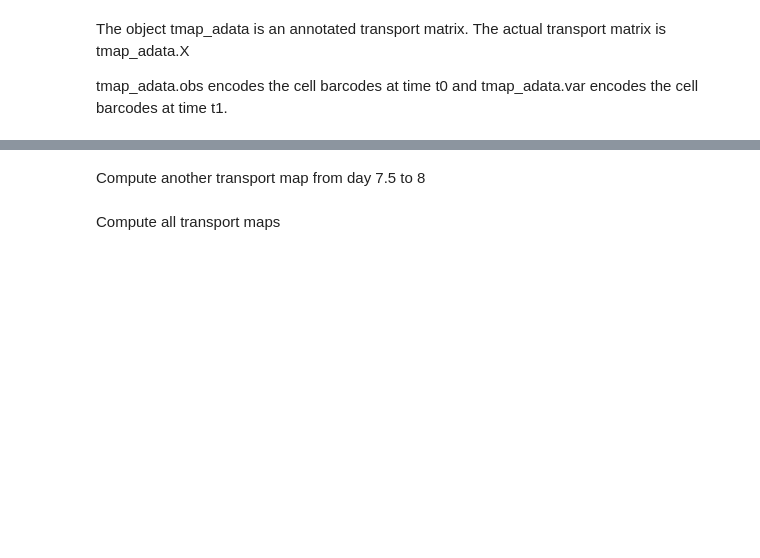
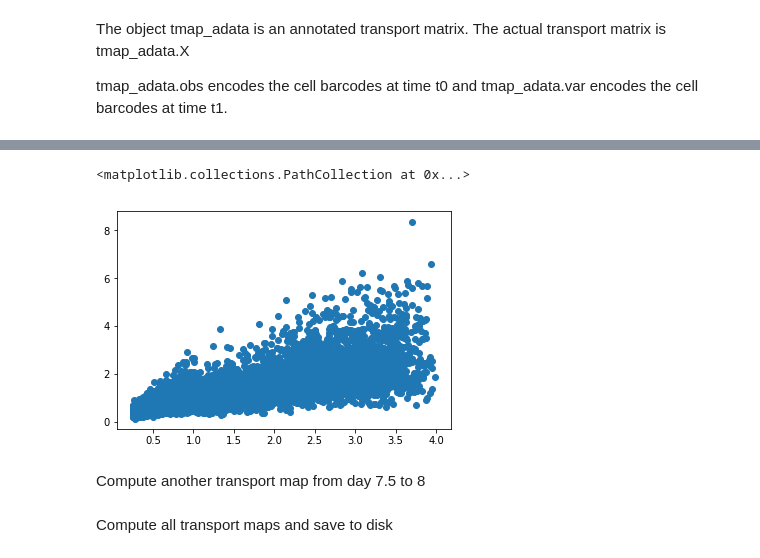
Before and after one commit to broadinstitute/wot, a Jupyter notebook: notebooks/compute-transport-maps.ipynb, the cells around one changed output, grey strips where cells are left out. Cells and saved outputs as stored; diff of their text form; code cells hidden in the pictures; blank space fills up the shorter version.

```diff
--- a/notebooks/compute-transport-maps.ipynb
+++ b/notebooks/compute-transport-maps.ipynb
@@ -56,10 +54,12 @@ tmap_adata.obs
 # %%
-plt.scatter(tmap_adata.obs['g1'],tmap_adata.obs['g2'])
-plt.show()
+plt.scatter(tmap_adata.obs['g0'],tmap_adata.obs['g3'])
+# %% [output]
+<matplotlib.collections.PathCollection at 0x...>
+[figure, added]
 # %% [markdown]
 Compute another transport map from day 7.5 to 8
 # %%
 tmap_adata = ot_model.compute_transport_map(7.5, 8)
 # %% [markdown]
-Compute all transport maps
+Compute all transport maps and save to disk
 # %%
```
Also changed, not shown: parts of 3 cells of this notebook.
